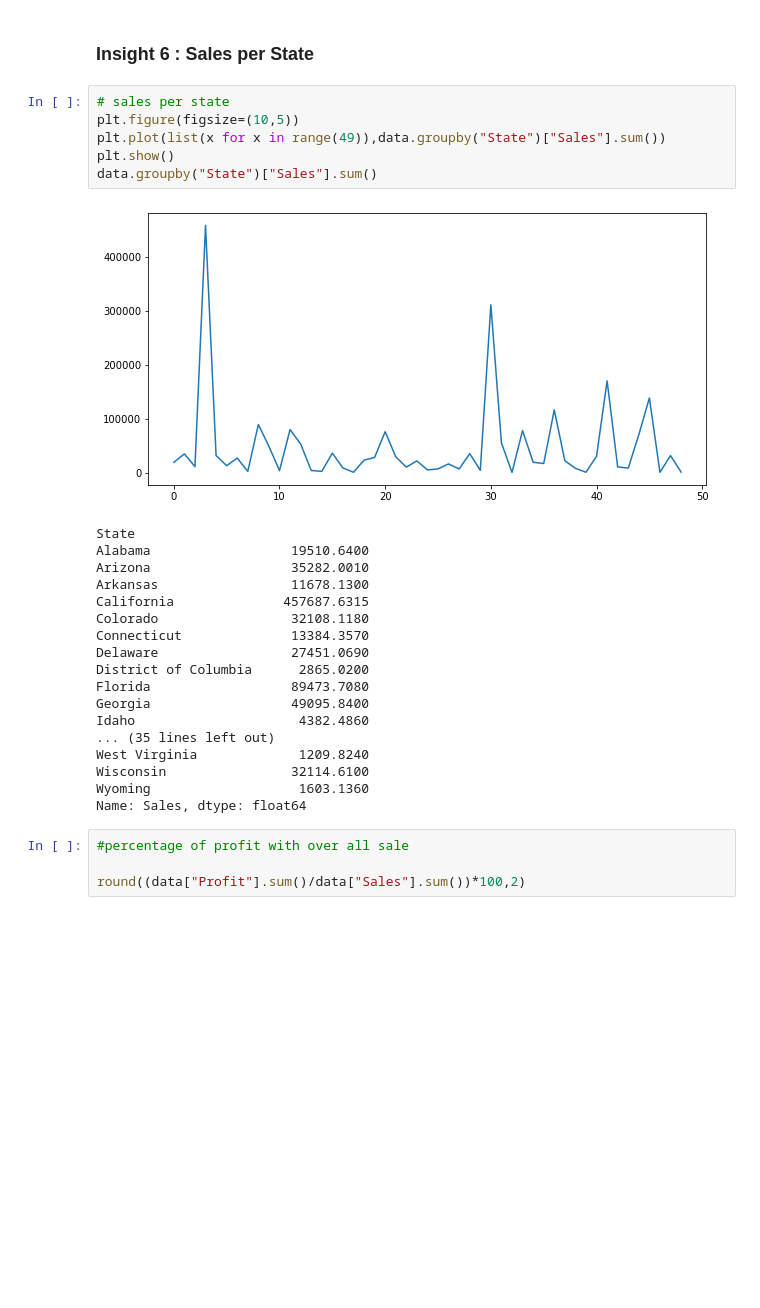
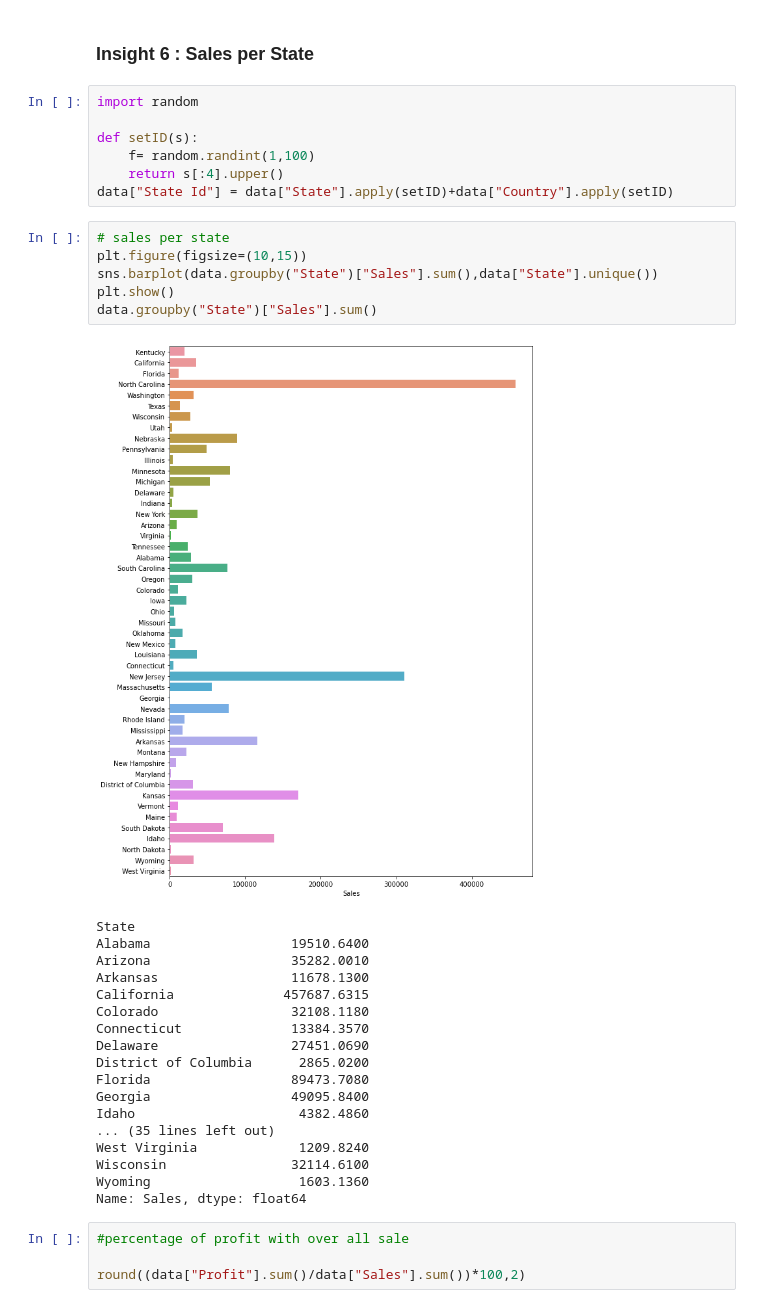
Before and after one commit to KhalidBagha/Sales-Analysis, a Jupyter notebook: Sales Analysis.ipynb, the cells around one changed output. Saved outputs shown, nothing was run; the diff lists cells and outputs as text; blank space fills up the shorter version.

```diff
--- a/Sales Analysis.ipynb
+++ b/Sales Analysis.ipynb
@@ -135,14 +218,21 @@ LeastSold
 | OFF-AR-10003986 | Avery Hi-Liter Pen Style Six-Colo... | 7.700 |
 # %% [markdown]
 ### Insight 6 : Sales per State
+# %%
+import random
+
+def setID(s):
+    f= random.randint(1,100)
+    return s[:4].upper()
+data["State Id"] = data["State"].apply(setID)+data["Country"].apply(setID)
 # %%
 # sales per state
-plt.figure(figsize=(10,5))
-plt.plot(list(x for x in range(49)),data.groupby("State")["Sales"].sum())
+plt.figure(figsize=(10,15))
+sns.barplot(data.groupby("State")["Sales"].sum(),data["State"].unique())
 plt.show()
 data.groupby("State")["Sales"].sum()
 # %% [output]
-[figure, old version]
+[figure, new version]
 State
 Alabama                  19510.6400
 Arizona                  35282.0010
```
Also changed, not shown: parts of 14 cells of this notebook.
